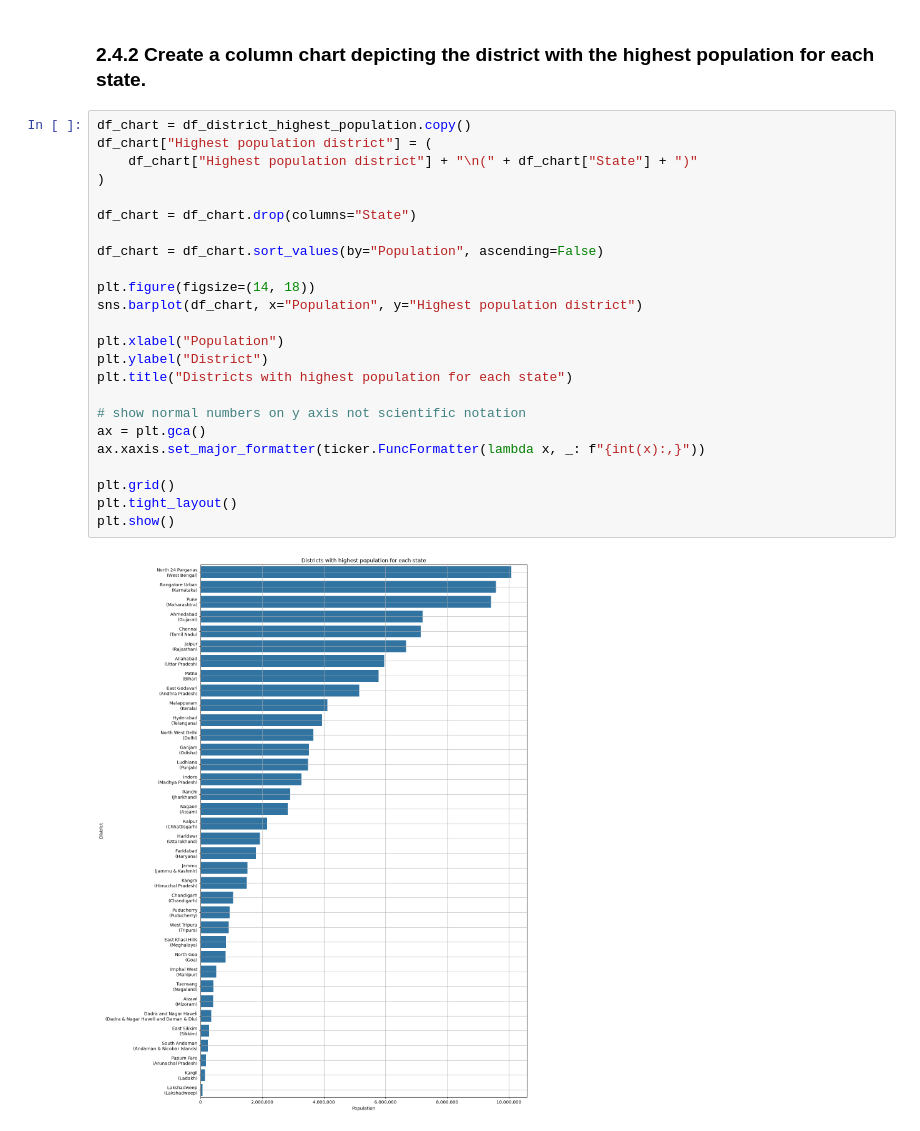
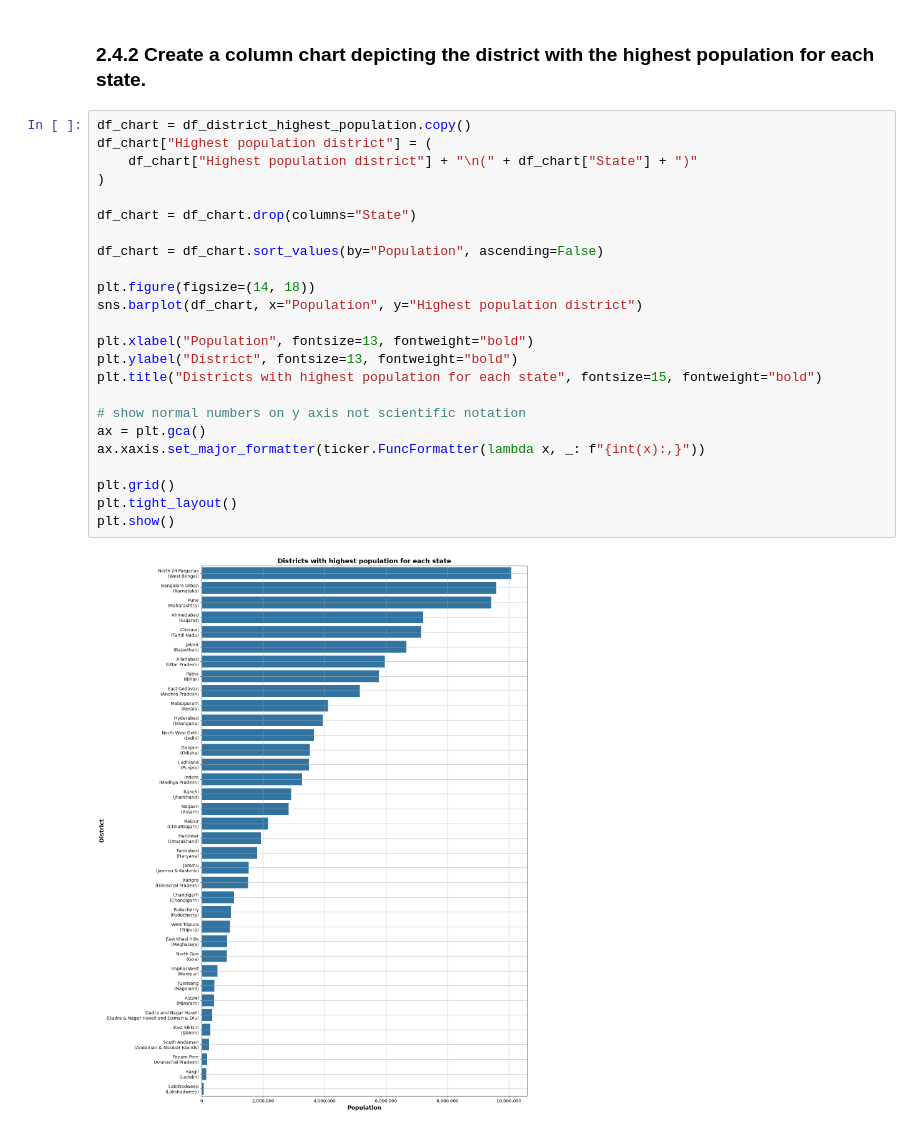
Before and after one commit to chetanchandel31/da_phone_pe, a Jupyter notebook: notebooks/01_phone_pe_analysis.ipynb, the cells around one changed output. Saved outputs shown, nothing was run; the diff lists cells and outputs as text.

```diff
--- a/notebooks/01_phone_pe_analysis.ipynb
+++ b/notebooks/01_phone_pe_analysis.ipynb
@@ -814,26 +814,26 @@ display(df_district_highest_population)
 # %%
 df_chart = df_district_highest_population.copy()
 df_chart["Highest population district"] = (
     df_chart["Highest population district"] + "\n(" + df_chart["State"] + ")"
 )
 
 df_chart = df_chart.drop(columns="State")
 
 df_chart = df_chart.sort_values(by="Population", ascending=False)
 
 plt.figure(figsize=(14, 18))
 sns.barplot(df_chart, x="Population", y="Highest population district")
 
-plt.xlabel("Population")
-plt.ylabel("District")
-plt.title("Districts with highest population for each state")
+plt.xlabel("Population", fontsize=13, fontweight="bold")
+plt.ylabel("District", fontsize=13, fontweight="bold")
+plt.title("Districts with highest population for each state", fontsize=15, fontweight="bold")
 
 # show normal numbers on y axis not scientific notation
 ax = plt.gca()
 ax.xaxis.set_major_formatter(ticker.FuncFormatter(lambda x, _: f"{int(x):,}"))
 
 plt.grid()
 plt.tight_layout()
 plt.show()
 # %% [output]
-[figure, old version]
+[figure, new version]
```
Also changed, not shown: parts of 2 cells of this notebook.
